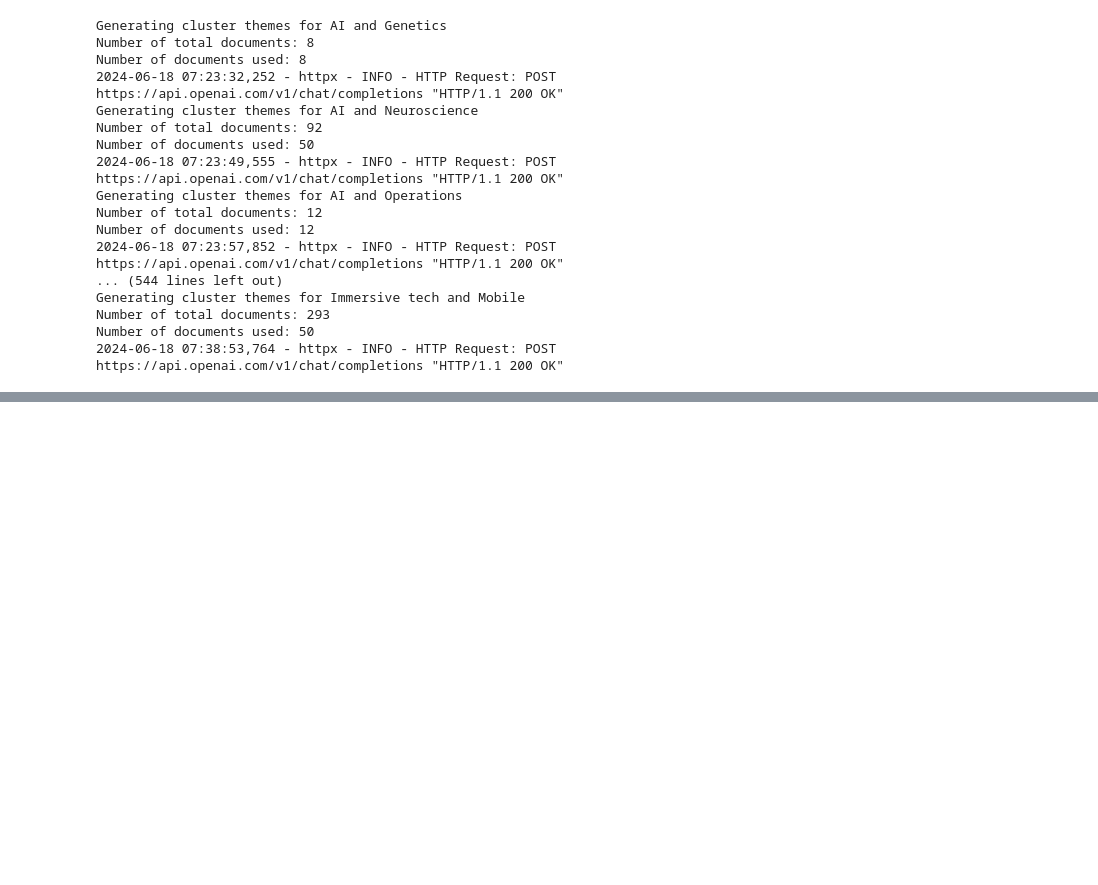
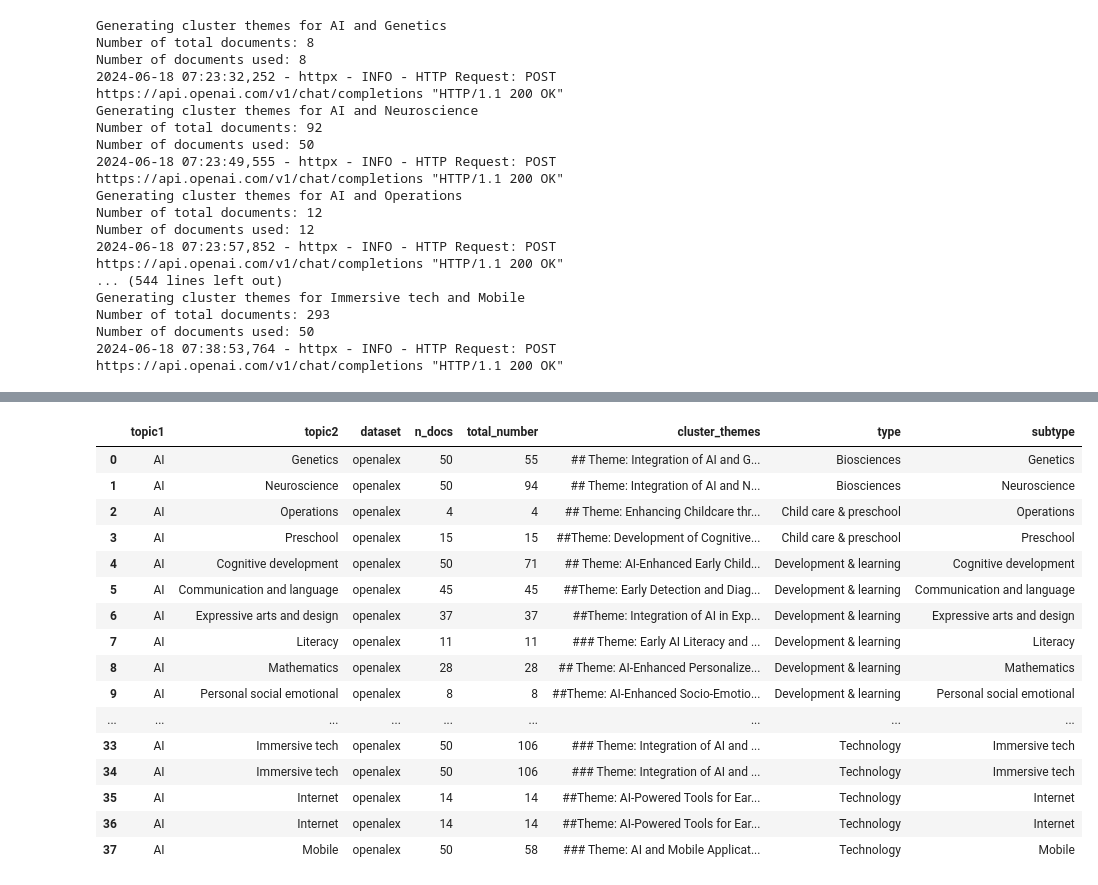
Before and after one commit to nestauk/discovery_child_development, a Jupyter notebook: discovery_child_development/analysis/initial_results/02_chatgpt_summaries.ipynb, the cells around one changed output, grey strips where cells are left out. Cells and saved outputs as stored; diff of their text form; code cells hidden in the pictures; blank space fills up the shorter version.

```diff
--- a/discovery_child_development/analysis/initial_results/02_chatgpt_summaries.ipynb
+++ b/discovery_child_development/analysis/initial_results/02_chatgpt_summaries.ipynb
@@ -592,0 +595,11 @@ Number of documents used: 50
+# %%
+for dataset in ['openalex', 'patents', 'gtr', 'crunchbase']:
+    for topic in ['AI', 'Mobile', 'Internet', 'Immersive tech']:
+        print(f"Loading {dataset} {topic} themes")
+        df = (
+            pd.read_csv(PROJECT_DIR / f"outputs/enrichments/themes/{dataset}_topic_themes_{topic}.csv")
+            .merge(topics_df[['type', 'subtype']], left_on='topic2', right_on='subtype')
+            .rename(columns={'topic1': 'minor_category_1', 'topic2': 'minor_category_2', 'type': 'major_category_2', 'cluster_themes': 'themes'})
+            .drop('subtype', axis=1)
+        )[['dataset', 'minor_category_1', 'minor_category_2', 'major_category_2', 'n_docs', 'total_number', 'themes']]
+        df.to_csv(PROJECT_DIR / f"outputs/enrichments/themes/_{dataset}_topic_themes_{topic}.csv", index=False)
@@ -592,0 +623,20 @@ Number of documents used: 50
+# %%
+df
+# %% [output]
+|  | topic1 | topic2 | dataset | n_docs | total_number | cluster_themes | type | subtype |
+| 0 | AI | Genetics | openalex | 50 | 55 | ## Theme: Integration of AI and G... | Biosciences | Genetics |
+| 1 | AI | Neuroscience | openalex | 50 | 94 | ## Theme: Integration of AI and N... | Biosciences | Neuroscience |
+| 2 | AI | Operations | openalex | 4 | 4 | ## Theme: Enhancing Childcare thr... | Child care & preschool | Operations |
+| 3 | AI | Preschool | openalex | 15 | 15 | ##Theme: Development of Cognitive... | Child care & preschool | Preschool |
+| 4 | AI | Cognitive development | openalex | 50 | 71 | ## Theme: AI-Enhanced Early Child... | Development & learning | Cognitive development |
+| 5 | AI | Communication and language | openalex | 45 | 45 | ##Theme: Early Detection and Diag... | Development & learning | Communication and language |
+| 6 | AI | Expressive arts and design | openalex | 37 | 37 | ##Theme: Integration of AI in Exp... | Development & learning | Expressive arts and design |
+| 7 | AI | Literacy | openalex | 11 | 11 | ### Theme: Early AI Literacy and ... | Development & learning | Literacy |
+| 8 | AI | Mathematics | openalex | 28 | 28 | ## Theme: AI-Enhanced Personalize... | Development & learning | Mathematics |
+| 9 | AI | Personal social emotional | openalex | 8 | 8 | ##Theme: AI-Enhanced Socio-Emotio... | Development & learning | Personal social emotional |
+| ... | ... | ... | ... | ... | ... | ... | ... | ... |
+| 33 | AI | Immersive tech | openalex | 50 | 106 | ### Theme: Integration of AI and ... | Technology | Immersive tech |
+| 34 | AI | Immersive tech | openalex | 50 | 106 | ### Theme: Integration of AI and ... | Technology | Immersive tech |
+| 35 | AI | Internet | openalex | 14 | 14 | ##Theme: AI-Powered Tools for Ear... | Technology | Internet |
+| 36 | AI | Internet | openalex | 14 | 14 | ##Theme: AI-Powered Tools for Ear... | Technology | Internet |
+| 37 | AI | Mobile | openalex | 50 | 58 | ### Theme: AI and Mobile Applicat... | Technology | Mobile |
```
Also changed, not shown: parts of 2 cells of this notebook, 7 other files.
